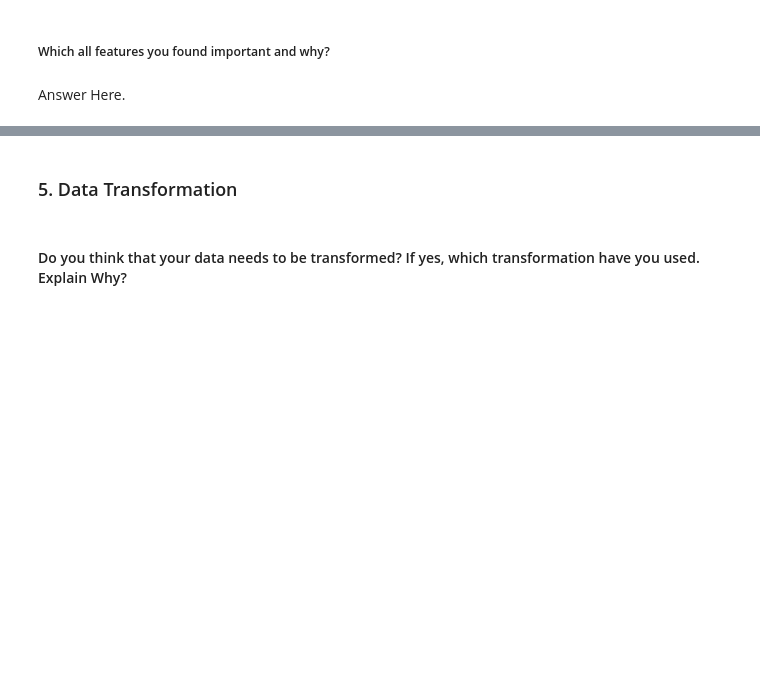
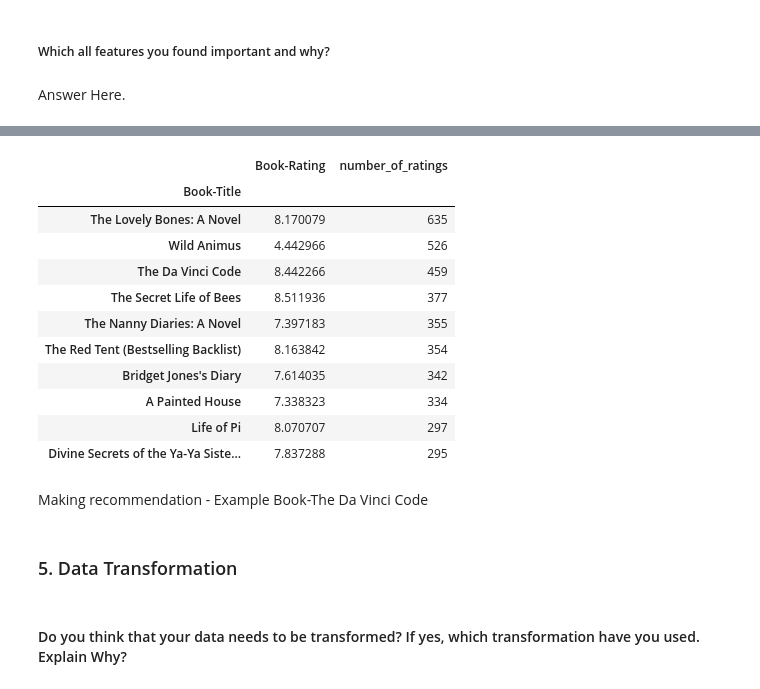
Before and after one commit to SaniyaBubere/book-recommendation-system, a Jupyter notebook: Book_Recommendation_System.ipynb, the cells around one changed output, grey strips where cells are left out. Saved outputs shown, nothing was run; the diff lists cells and outputs as text; code cells hidden in the pictures; blank space fills up the shorter version.

```diff
--- a/Book_Recommendation_System.ipynb
+++ b/Book_Recommendation_System.ipynb
@@ -998,0 +1080,18 @@ Answer Here.
+# %%
+#Most rated movies
+ratings.sort_values('number_of_ratings', ascending=False).head(10)
+# %% [output]
+|  | Book-Rating | number_of_ratings |
+| Book-Title |  |  |
+| The Lovely Bones: A Novel | 8.170079 | 635 |
+| Wild Animus | 4.442966 | 526 |
+| The Da Vinci Code | 8.442266 | 459 |
+| The Secret Life of Bees | 8.511936 | 377 |
+| The Nanny Diaries: A Novel | 7.397183 | 355 |
+| The Red Tent (Bestselling Backlist) | 8.163842 | 354 |
+| Bridget Jones's Diary | 7.614035 | 342 |
+| A Painted House | 7.338323 | 334 |
+| Life of Pi | 8.070707 | 297 |
+| Divine Secrets of the Ya-Ya Siste... | 7.837288 | 295 |
+# %% [markdown]
+Making recommendation - Example Book-The Da Vinci Code
```
Also changed, not shown: parts of 20 cells of this notebook.
